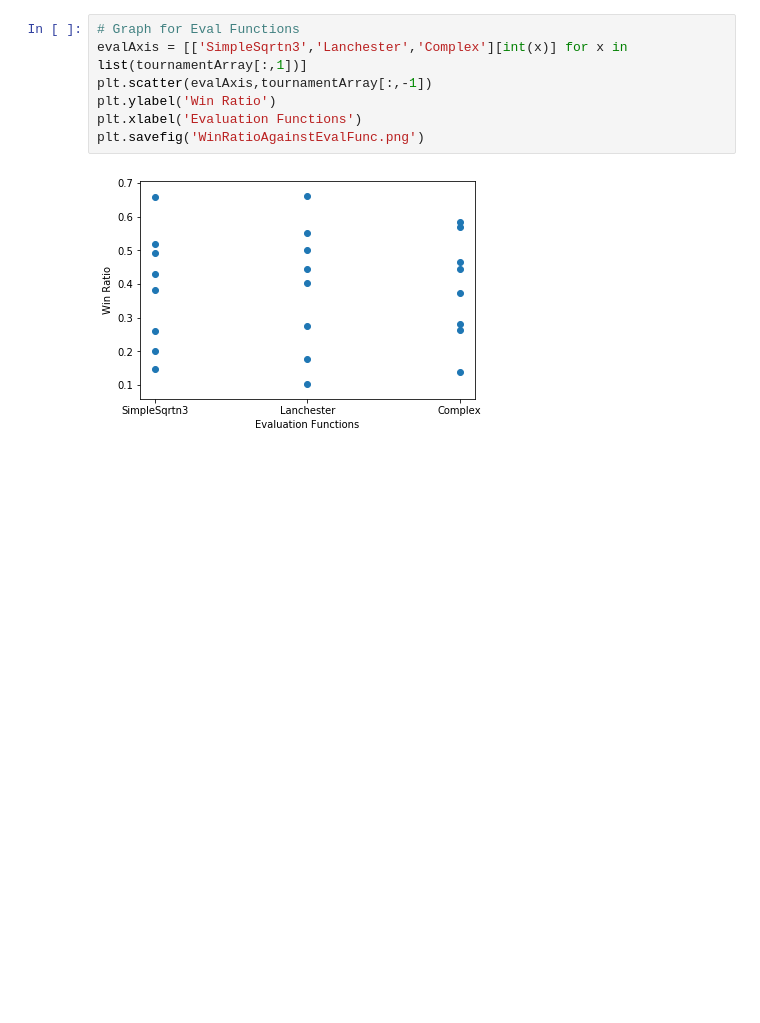
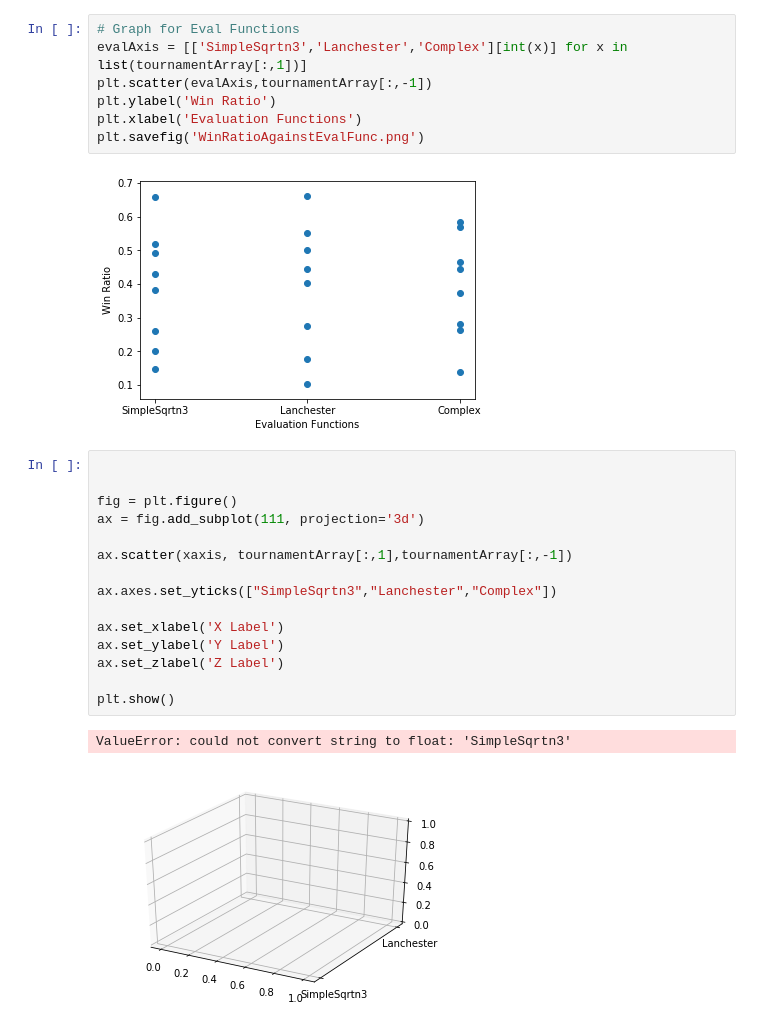
Before and after one commit to mattthelee/MicroRTS-agent, a Jupyter notebook: Code/Analyse Logs.ipynb, the cells around one changed output. Cells and saved outputs as stored; diff of their text form; blank space fills up the shorter version.

Commit message:
Adding more graphs to ipython

```diff
--- a/Code/Analyse Logs.ipynb
+++ b/Code/Analyse Logs.ipynb
@@ -204,3 +205,21 @@ plt.xlabel('Evaluation Functions')
 plt.savefig('WinRatioAgainstEvalFunc.png')
 # %% [output]
 [figure]
+# %%
+
+
+fig = plt.figure()
+ax = fig.add_subplot(111, projection='3d')
+
+ax.scatter(xaxis, tournamentArray[:,1],tournamentArray[:,-1])
+
+ax.axes.set_yticks(["SimpleSqrtn3","Lanchester","Complex"])
+
+ax.set_xlabel('X Label')
+ax.set_ylabel('Y Label')
+ax.set_zlabel('Z Label')
+
+plt.show()
+# %% [output]
+ValueError: could not convert string to float: 'SimpleSqrtn3'
+[figure, added]
```
Also changed, not shown: parts of 1 cell of this notebook.
